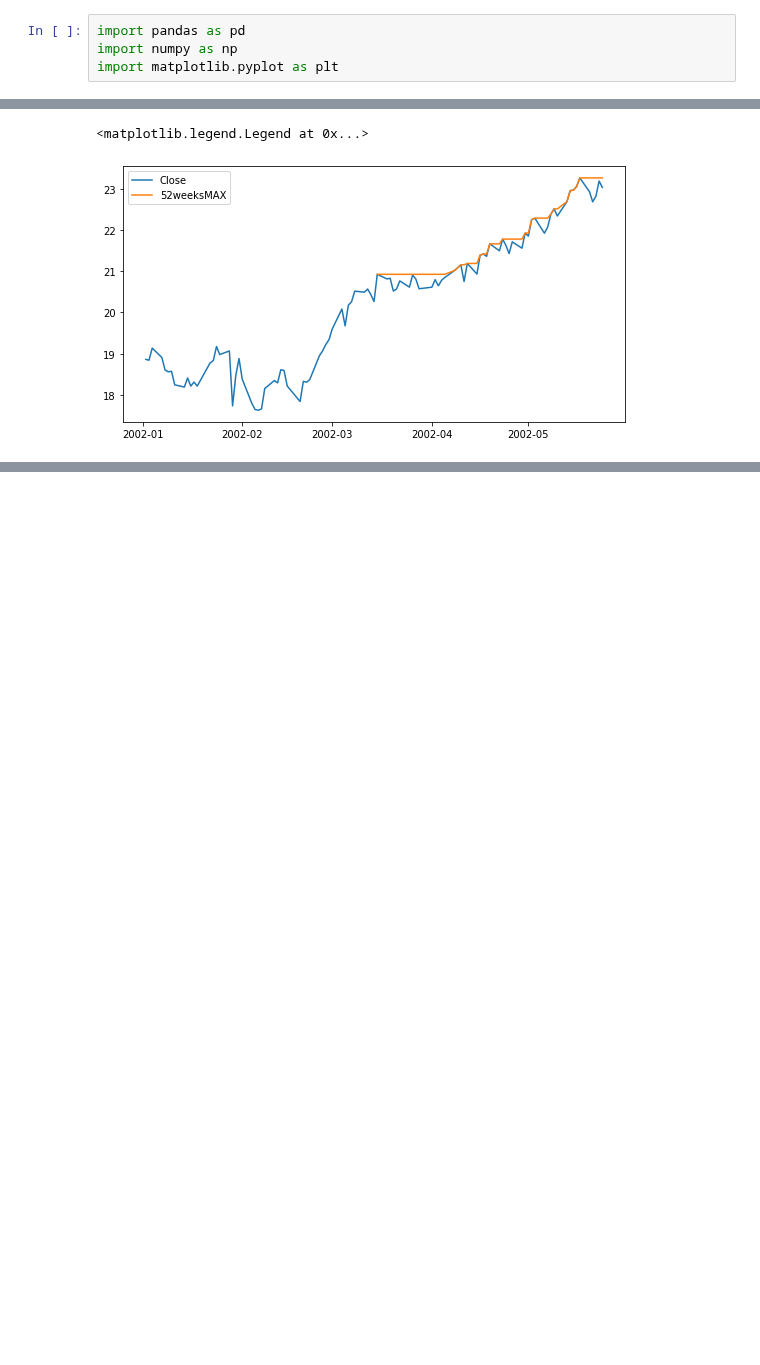
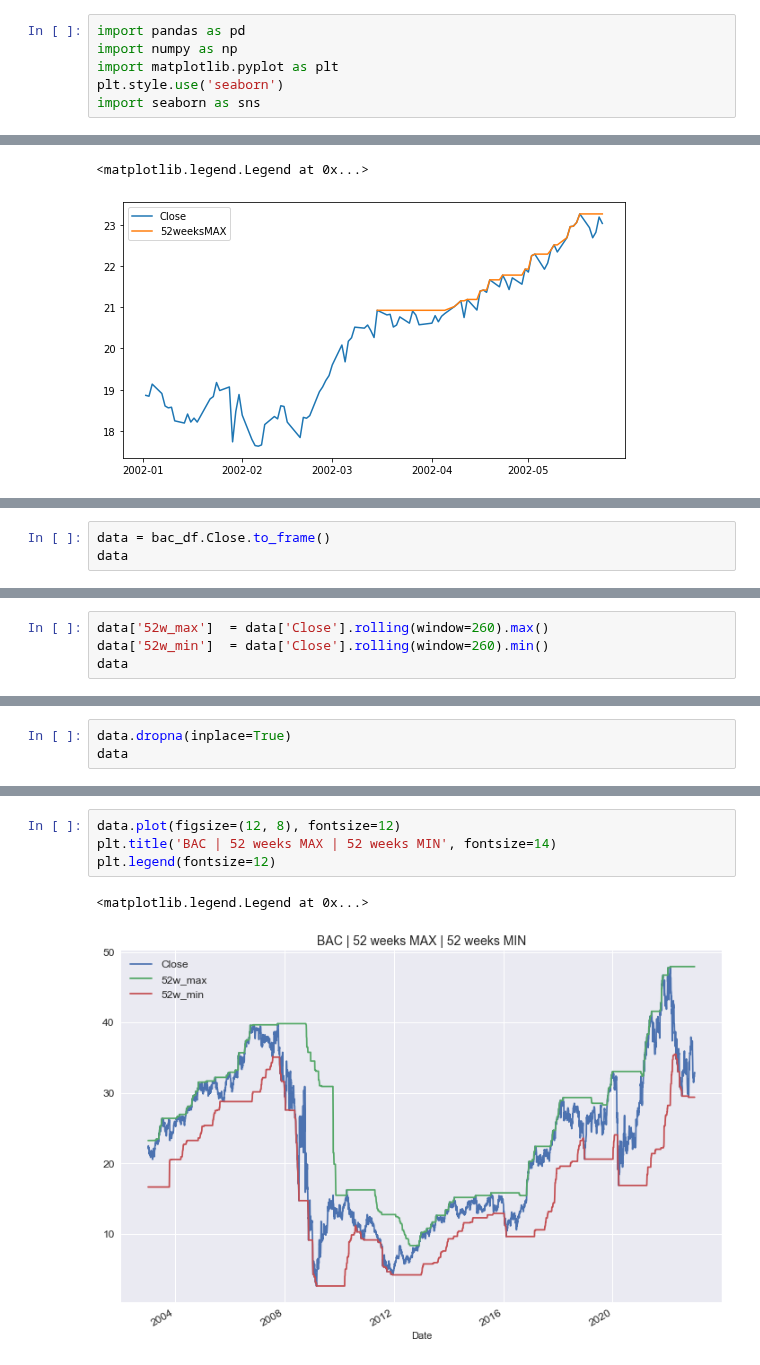
Before and after one commit to fadeeva/stock_market_research, a Jupyter notebook: classic/52_weeks/52weeks.ipynb, the cells around one changed output, grey strips where cells are left out. Drawn from its saved outputs; the diff is of its cells as text; blank space fills up the shorter version.

Commit message:
52weeks

```diff
--- a/classic/52_weeks/52weeks.ipynb
+++ b/classic/52_weeks/52weeks.ipynb
@@ -4,6 +4,8 @@
 import pandas as pd
 import numpy as np
 import matplotlib.pyplot as plt
+plt.style.use('seaborn')
+import seaborn as sns
 # %% [markdown]
 ## Weeks
 # %%
@@ -307,0 +322,3 @@ plt.legend()
+# %%
+data = bac_df.Close.to_frame()
+data
@@ -307,0 +340,4 @@ plt.legend()
+# %%
+data['52w_max']  = data['Close'].rolling(window=260).max()
+data['52w_min']  = data['Close'].rolling(window=260).min()
+data
@@ -307,0 +359,3 @@ plt.legend()
+# %%
+data.dropna(inplace=True)
+data
@@ -307,0 +377,7 @@ plt.legend()
+# %%
+data.plot(figsize=(12, 8), fontsize=12)
+plt.title('BAC | 52 weeks MAX | 52 weeks MIN', fontsize=14)
+plt.legend(fontsize=12)
+# %% [output]
+<matplotlib.legend.Legend at 0x...>
+[figure, added]
```
Also changed, not shown: parts of 16 cells of this notebook, 1 other file.
